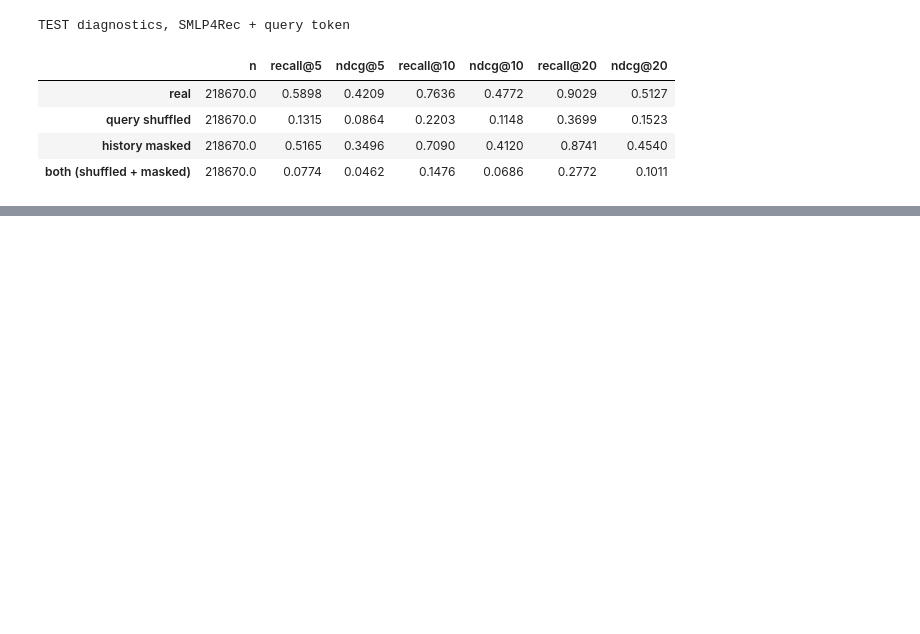
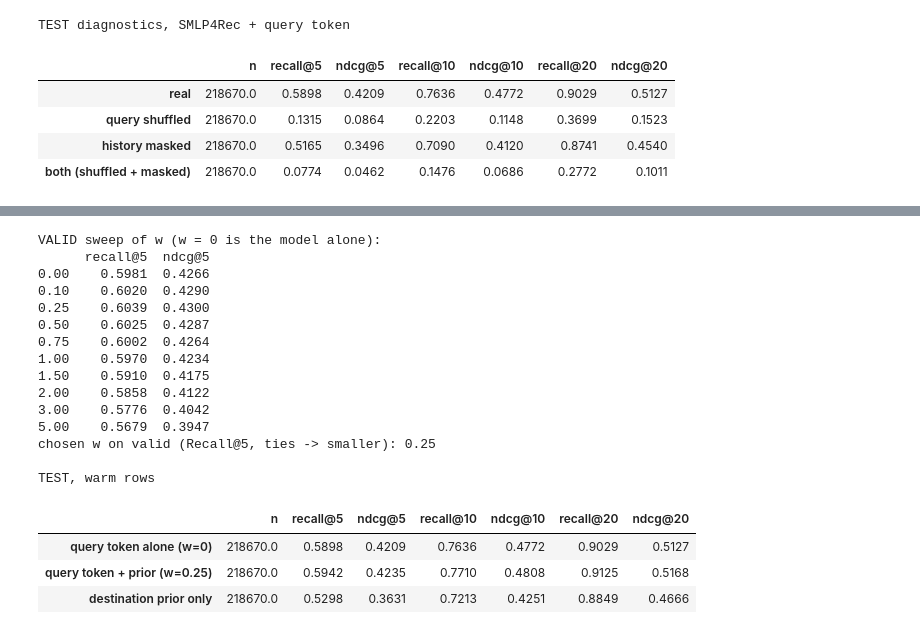
Before and after one commit to Quocker20/next-best-product-recommendation, a Jupyter notebook: notebooks/hospitality/smlp4rec/01c_train_test_smlp4rec_query.ipynb, the cells around one changed output, grey strips where cells are left out. Cells and saved outputs as stored; diff of their text form; code cells hidden in the pictures; blank space fills up the shorter version.

```diff
--- a/notebooks/hospitality/smlp4rec/01c_train_test_smlp4rec_query.ipynb
+++ b/notebooks/hospitality/smlp4rec/01c_train_test_smlp4rec_query.ipynb
@@ -286,6 +287,12 @@ for epoch in range(start, config["epochs"] + 1):
         f"valid R@5 {row['valid']['recall@5']:.4f} NDCG@10 {row['valid']['ndcg@10']:.4f} | "
         f"test R@5 {row['test']['recall@5']:.4f} NDCG@10 {row['test']['ndcg@10']:.4f}"
     )
-t_fit = time.time() - t1
+t_fit = sum(r["train_seconds"] + r["eval_seconds"] for r in per_epoch)  # also correct after a resume
+for r in per_epoch:
+    print(
+        f"epoch {r['epoch']}: loss {r['train_loss']:.4f} (train {r['train_seconds']}s, eval {r['eval_seconds']}s) | "
+        f"valid R@5 {r['valid']['recall@5']:.4f} NDCG@10 {r['valid']['ndcg@10']:.4f} | "
+        f"test R@5 {r['test']['recall@5']:.4f} NDCG@10 {r['test']['ndcg@10']:.4f}"
+    )
 print(f"train + per-epoch eval {t_fit:.1f}s; best epoch by valid NDCG@10: {best['epoch']}")
 # %% [output]
@@ -501,0 +562,39 @@ wrote C:\workspace\PROJECTS\next-best-product-recommendation\results\week4_rebui
+# %%
+sweep_valid = {}
+for w in W_GRID:
+    s = summarize(rank_rows(ml["valid"] + w * pr["valid"], eval_inputs["valid"]["y"]), ks=KS)
+    sweep_valid[w] = {"recall@5": s["recall@5"], "ndcg@5": s["ndcg@5"]}
+best_w = max(W_GRID, key=lambda w: (sweep_valid[w]["recall@5"], -w))
+print("VALID sweep of w (w = 0 is the model alone):")
+print(pd.DataFrame(sweep_valid).T)
+print("chosen w on valid (Recall@5, ties -> smaller):", best_w)
+
+yt = eval_inputs["test"]["y"]
+rk = {
+    "query token alone (w=0)": rank_rows(ml["test"], yt),
+    f"query token + prior (w={best_w})": rank_rows(ml["test"] + best_w * pr["test"], yt),
+    "destination prior only": rank_rows(pr["test"] + 1e-6 * np.nan_to_num(ml["test"], neginf=0.0), yt),
+}
+fusion_test = {k: summarize(v, ks=KS) for k, v in rk.items()}
+print("\nTEST, warm rows")
+pd.DataFrame(fusion_test).T[["n", *COLS]]
+# %% [output]
+VALID sweep of w (w = 0 is the model alone):
+      recall@5  ndcg@5
+0.00    0.5981  0.4266
+0.10    0.6020  0.4290
+0.25    0.6039  0.4300
+0.50    0.6025  0.4287
+0.75    0.6002  0.4264
+1.00    0.5970  0.4234
+1.50    0.5910  0.4175
+2.00    0.5858  0.4122
+3.00    0.5776  0.4042
+5.00    0.5679  0.3947
+chosen w on valid (Recall@5, ties -> smaller): 0.25
+
+TEST, warm rows
+|  | n | recall@5 | ndcg@5 | recall@10 | ndcg@10 | recall@20 | ndcg@20 |
+| query token alone (w=0) | 218670.0 | 0.5898 | 0.4209 | 0.7636 | 0.4772 | 0.9029 | 0.5127 |
+| query token + prior (w=0.25) | 218670.0 | 0.5942 | 0.4235 | 0.7710 | 0.4808 | 0.9125 | 0.5168 |
+| destination prior only | 218670.0 | 0.5298 | 0.3631 | 0.7213 | 0.4251 | 0.8849 | 0.4666 |
```
Also changed, not shown: parts of 19 cells of this notebook.
